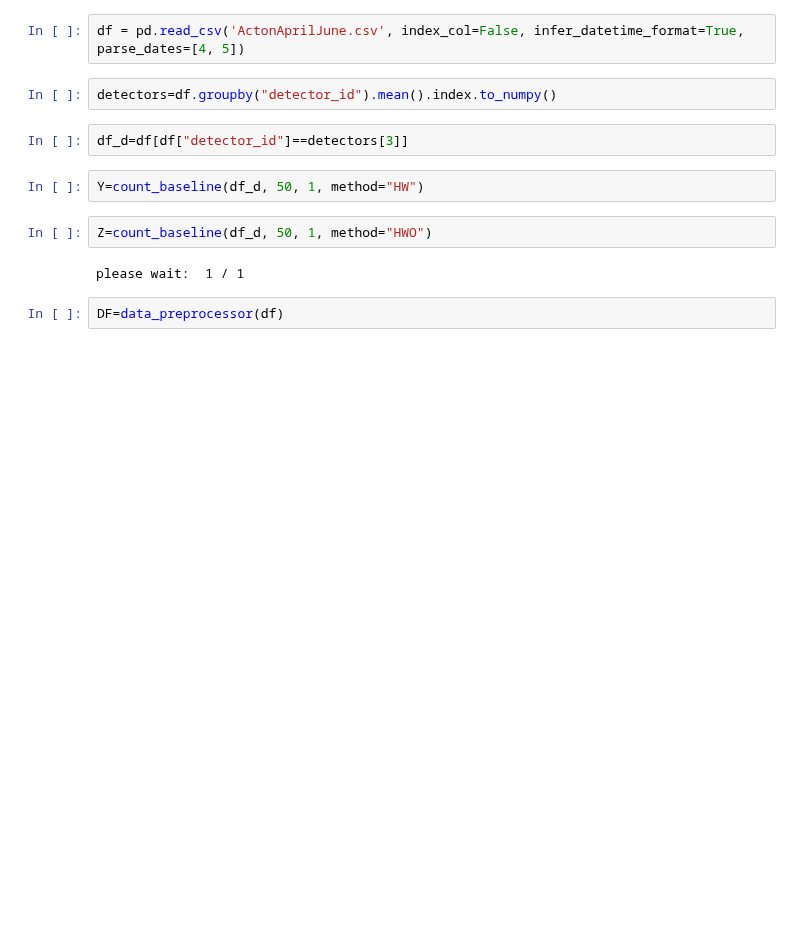
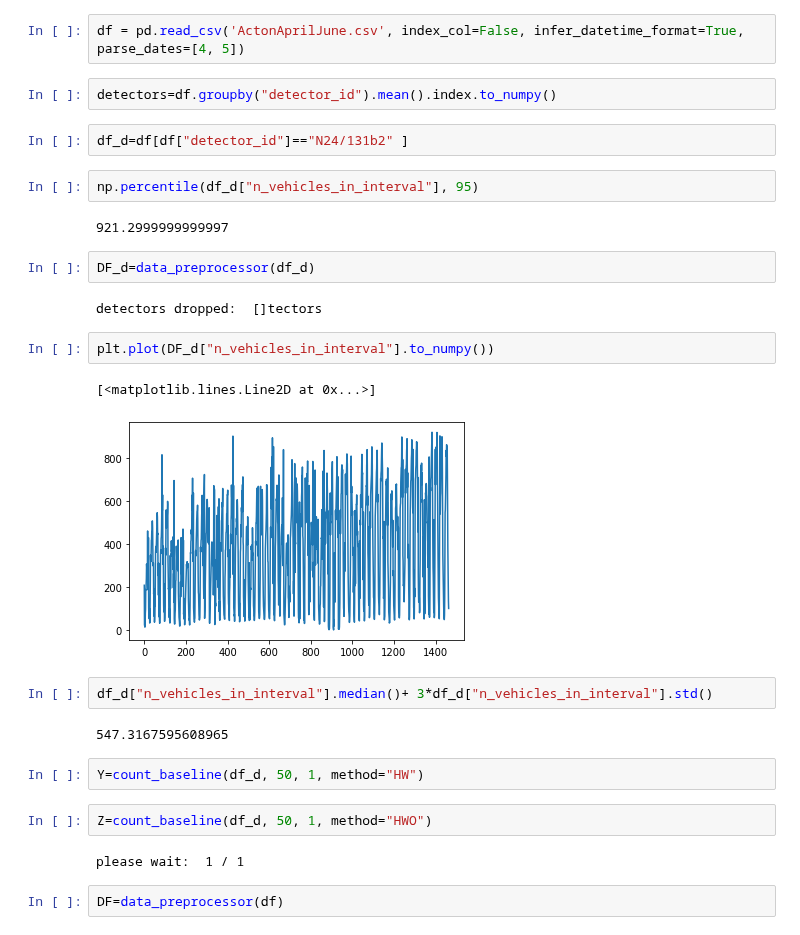
Before and after one commit to TeddyTW/SpatialScan, a Jupyter notebook: notebooks/Untitled.ipynb, the cells around one changed output. Saved outputs shown, nothing was run; the diff lists cells and outputs as text; blank space fills up the shorter version.

```diff
--- a/notebooks/Untitled.ipynb
+++ b/notebooks/Untitled.ipynb
@@ -27,7 +29,24 @@ df = pd.read_csv('ActonAprilJune.csv', index_col=False, infer_datetime_format=Tr
 # %%
 detectors=df.groupby("detector_id").mean().index.to_numpy()
 # %%
-df_d=df[df["detector_id"]==detectors[3]]
+df_d=df[df["detector_id"]=="N24/131b2" ]
+# %%
+np.percentile(df_d["n_vehicles_in_interval"], 95)
+# %% [output]
+921.2999999999997
+# %%
+DF_d=data_preprocessor(df_d)
+# %% [output]
+detectors dropped:  []tectors
+# %%
+plt.plot(DF_d["n_vehicles_in_interval"].to_numpy())
+# %% [output]
+[<matplotlib.lines.Line2D at 0x...>]
+[figure, added]
+# %%
+df_d["n_vehicles_in_interval"].median()+ 3*df_d["n_vehicles_in_interval"].std()
+# %% [output]
+547.3167595608965
 # %%
 Y=count_baseline(df_d, 50, 1, method="HW")
 # %%
```
Also changed, not shown: parts of 4 cells of this notebook, 1 other file.
